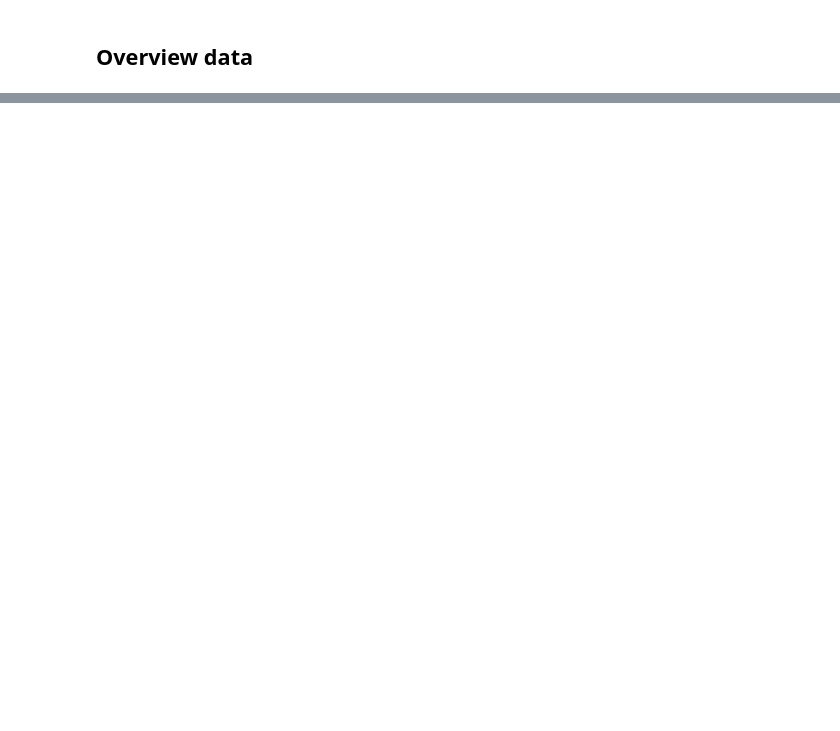
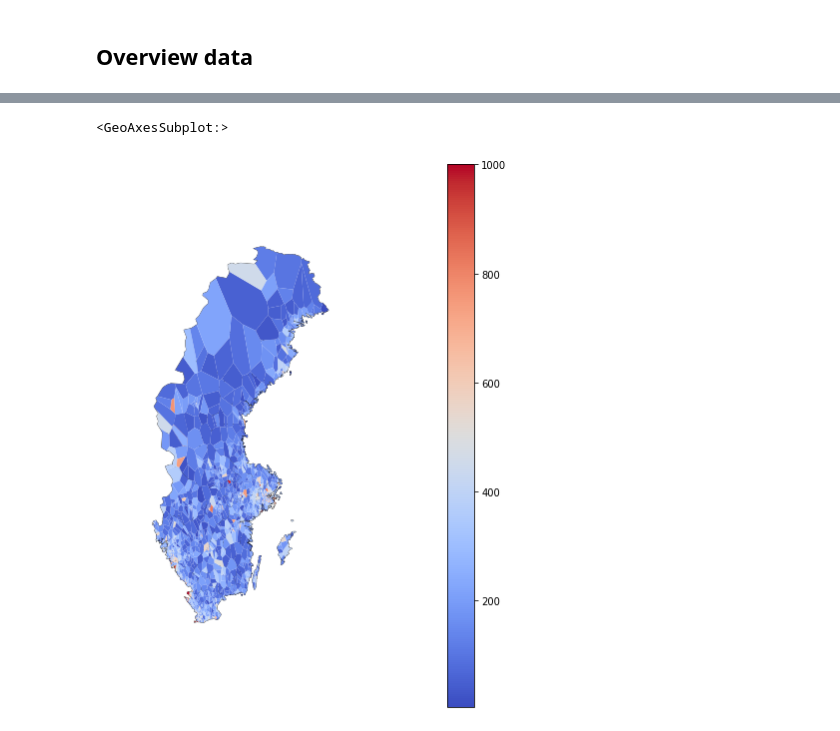
Before and after one commit to orchardpark/realsweden, a Jupyter notebook: property_market.ipynb, the cells around one changed output, grey strips where cells are left out. Cells and saved outputs as stored; diff of their text form; code cells hidden in the pictures; blank space fills up the shorter version.

Commit message:
First map plot

```diff
--- a/property_market.ipynb
+++ b/property_market.ipynb
@@ -11,5 +12,6 @@ import requests
 # %%
 con = sqlite3.connect('data/propertymarket.db')
 closed_listings = pd.read_sql_query("select * from closed_listings", con)
+geocoded = pd.read_sql_query("select * from geocoded", con)
 closed_listings.shape
 # %% [output]
@@ -80,0 +83,25 @@ plt.plot()
+# %%
+world = gpd.read_file("data/ne_10m_admin_1_states_provinces/ne_10m_admin_1_states_provinces.shp")
+swe = world[world['admin'] == 'Sweden']  # Filter out Sweden from the world
+closed_listings_with_geo = pd.merge(closed_listings,geocoded, left_on='city', right_on='city')
+df = closed_listings_with_geo.groupby('city').agg({'closing_price':'mean', 'lat':'min','lon':'min'})
+df['closing_price'] /= 10000
+df = df[df['closing_price']<=1000]
+gdf = gpd.GeoDataFrame(
+    df, geometry=gpd.points_from_xy(df.lon, df.lat))
+
+proj = gplt.crs.AlbersEqualArea()
+fig = plt.figure(figsize=(16,10))
+ax1 = plt.subplot(121, projection=proj)
+gplt.voronoi(gdf,
+             cmap='coolwarm',
+             clip=swe,
+             hue="closing_price",
+             legend=True,
+             edgecolor="None",
+             projection=proj,
+             ax=ax1)
+gplt.polyplot(swe, edgecolor="Black", zorder=1, linewidth=0.5, projection=proj, ax=ax1)
+# %% [output]
+<GeoAxesSubplot:>
+[figure, added]
```
Also changed, not shown: parts of 7 cells of this notebook.
